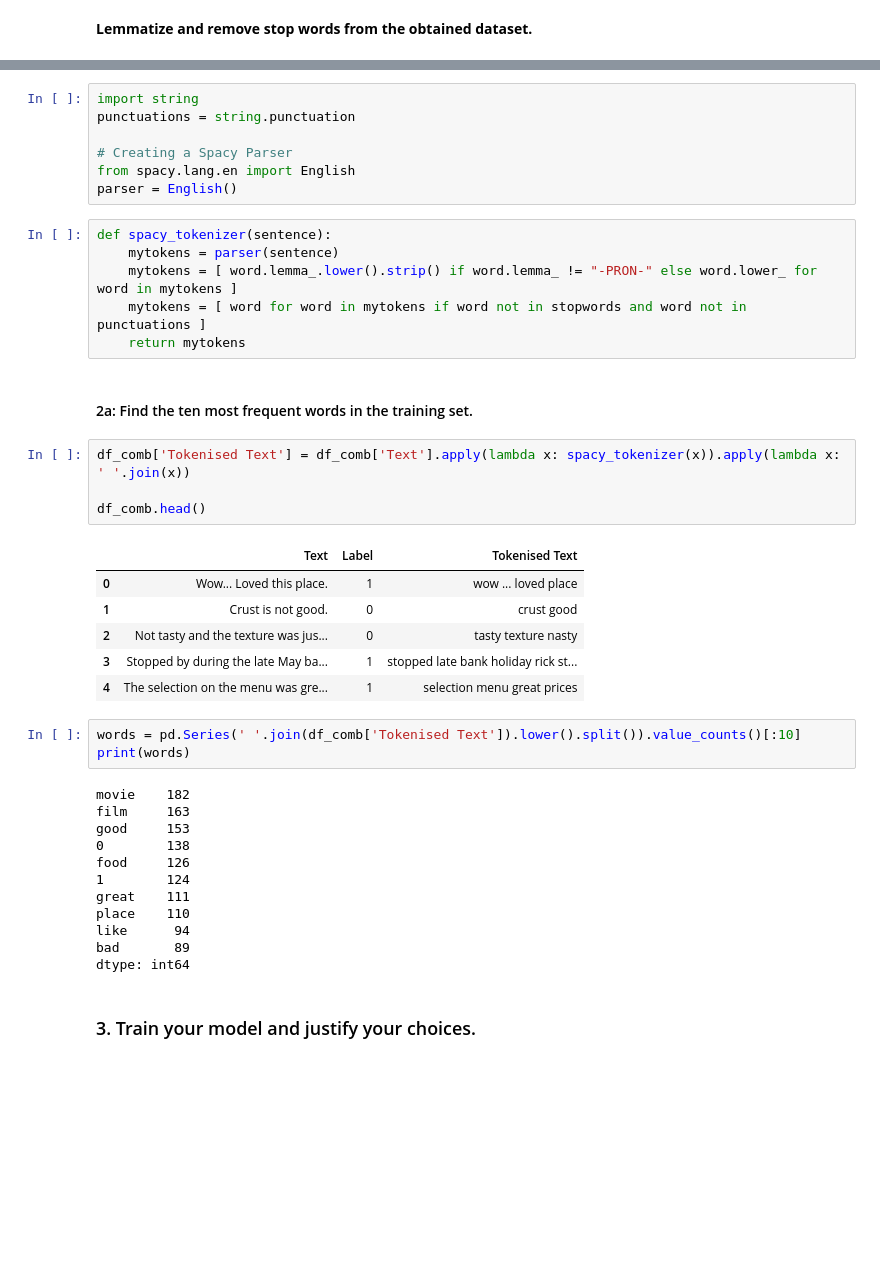
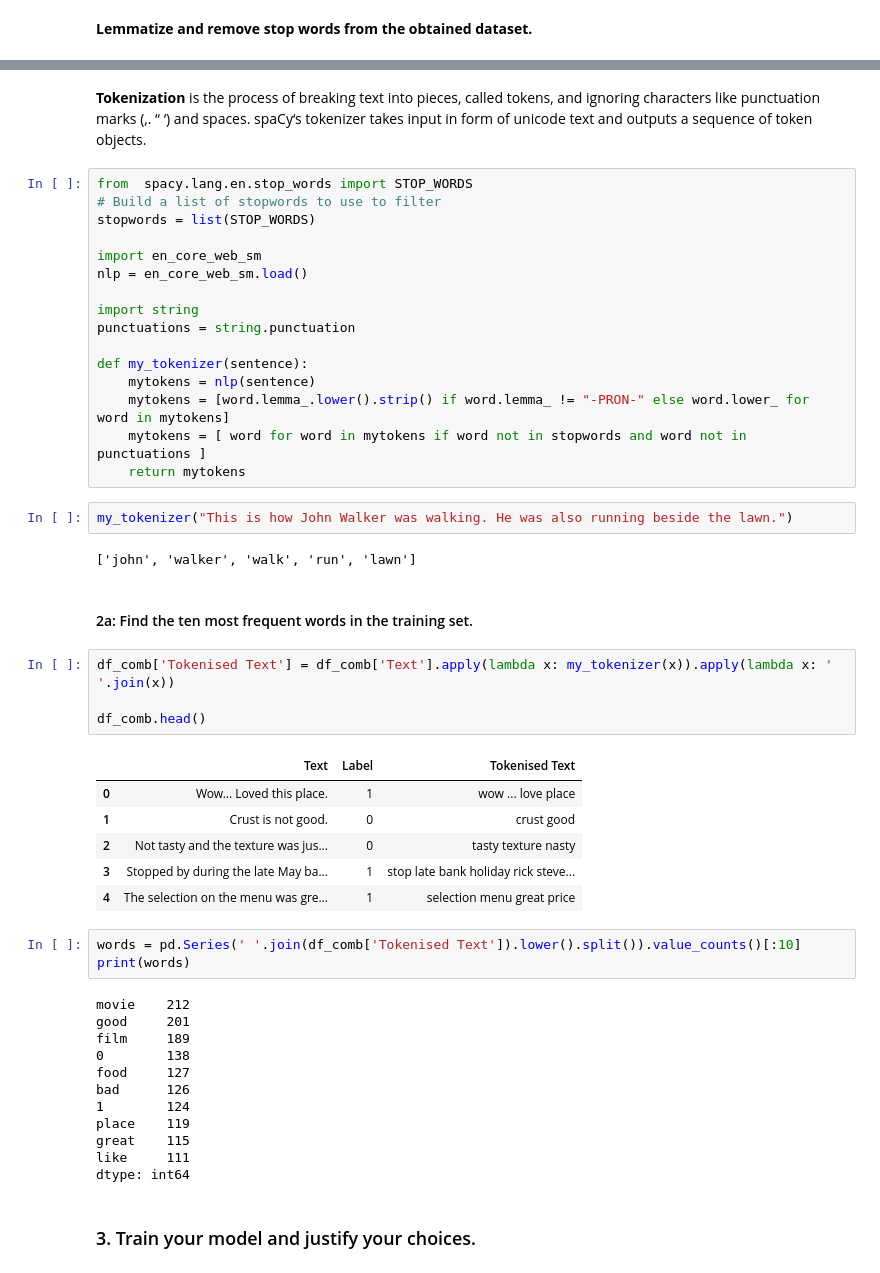
Before and after one commit to alvicsa/sentiment_analysis, a Jupyter notebook: sentiment_notebook.ipynb, the cells around one changed output, grey strips where cells are left out. Saved outputs shown, nothing was run; the diff lists cells and outputs as text; blank space fills up the shorter version.

Commit message:
Improved the model by properly tokenising data

```diff
--- a/sentiment_notebook.ipynb
+++ b/sentiment_notebook.ipynb
@@ -80,43 +77,52 @@ stopwords = list(STOP_WORDS)
-# %%
-import string
-punctuations = string.punctuation
-
-# Creating a Spacy Parser
-from spacy.lang.en import English
-parser = English()
+# %% [markdown]
+**Tokenization** is the process of breaking text into pieces, called tokens, and ignoring characters like punctuation marks (,. “ ‘) and spaces. spaCy‘s tokenizer takes input in form of unicode text and outputs a sequence of token objects.
 # %%
-def spacy_tokenizer(sentence):
-    mytokens = parser(sentence)
-    mytokens = [ word.lemma_.lower().strip() if word.lemma_ != "-PRON-" else word.lower_ for word in mytokens ]
+from  spacy.lang.en.stop_words import STOP_WORDS
+# Build a list of stopwords to use to filter
+stopwords = list(STOP_WORDS)
+
+import en_core_web_sm
+nlp = en_core_web_sm.load()
+
+import string
+punctuations = string.punctuation
+
+def my_tokenizer(sentence):
+    mytokens = nlp(sentence)
+    mytokens = [word.lemma_.lower().strip() if word.lemma_ != "-PRON-" else word.lower_ for word in mytokens]
     mytokens = [ word for word in mytokens if word not in stopwords and word not in punctuations ]
     return mytokens
+# %%
+my_tokenizer("This is how John Walker was walking. He was also running beside the lawn.")
+# %% [output]
+['john', 'walker', 'walk', 'run', 'lawn']
 # %% [markdown]
 #### 2a: Find the ten most frequent words in the training set.
 # %%
-df_comb['Tokenised Text'] = df_comb['Text'].apply(lambda x: spacy_tokenizer(x)).apply(lambda x: ' '.join(x))
+df_comb['Tokenised Text'] = df_comb['Text'].apply(lambda x: my_tokenizer(x)).apply(lambda x: ' '.join(x))
 
 df_comb.head()
 # %% [output]
 |  | Text | Label | Tokenised Text |
-| 0 | Wow... Loved this place. | 1 | wow ... loved place |
+| 0 | Wow... Loved this place. | 1 | wow ... love place |
 | 1 | Crust is not good. | 0 | crust good |
 | 2 | Not tasty and the texture was jus... | 0 | tasty texture nasty |
-| 3 | Stopped by during the late May ba... | 1 | stopped late bank holiday rick st... |
-| 4 | The selection on the menu was gre... | 1 | selection menu great prices |
+| 3 | Stopped by during the late May ba... | 1 | stop late bank holiday rick steve... |
+| 4 | The selection on the menu was gre... | 1 | selection menu great price |
 # %%
 words = pd.Series(' '.join(df_comb['Tokenised Text']).lower().split()).value_counts()[:10]
 print(words)
 # %% [output]
-movie    182
-film     163
-good     153
+movie    212
+good     201
+film     189
 0        138
-food     126
+food     127
+bad      126
 1        124
-great    111
-place    110
-like      94
-bad       89
+place    119
+great    115
+like     111
 dtype: int64
 # %% [markdown]
 ### 3. Train your model and justify your choices.
```
Also changed, not shown: parts of 10 cells of this notebook, 2 other files.
